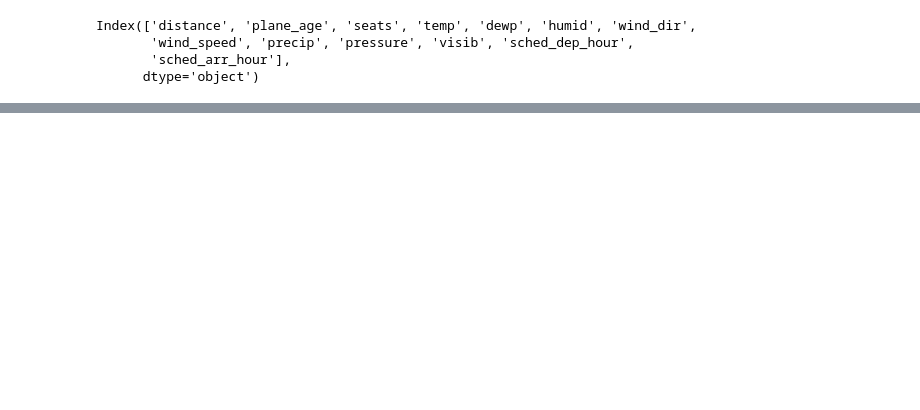
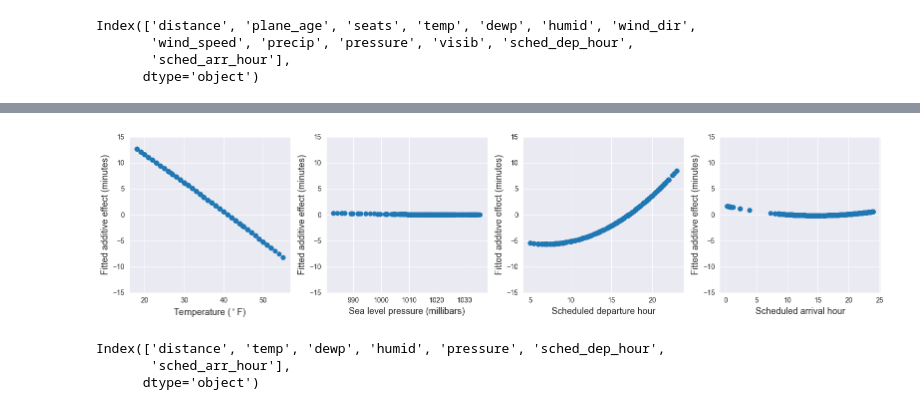
Before and after one commit to yiling-h/SI-Interaction, a Jupyter notebook: selectinf/flights/flights_example.ipynb, the cells around one changed output, grey strips where cells are left out. Drawn from its saved outputs; the diff is of its cells as text; code cells hidden in the pictures; blank space fills up the shorter version.

```diff
--- a/selectinf/flights/flights_example.ipynb
+++ b/selectinf/flights/flights_example.ipynb
@@ -787,0 +1003,15 @@ sorted(main_effects_freq_MLE.items(), key=lambda kv: kv[1], reverse=True)
+# %%
+plot_main_effects(design_train=design_train,
+                  x_train_nl=x_train_nl,
+                  soln=soln,
+                  groups=groups_train,
+                  names_dict=names_dict,
+                  ylim_l=-15, ylim_u=15, nfigs=4)
+# %% [output]
+[figure, added]
+# %%
+x_train_nl.columns
+# %% [output]
+Index(['distance', 'temp', 'dewp', 'humid', 'pressure', 'sched_dep_hour',
+       'sched_arr_hour'],
+      dtype='object')
```
Also changed, not shown: parts of 88 cells of this notebook, 2 other files.
